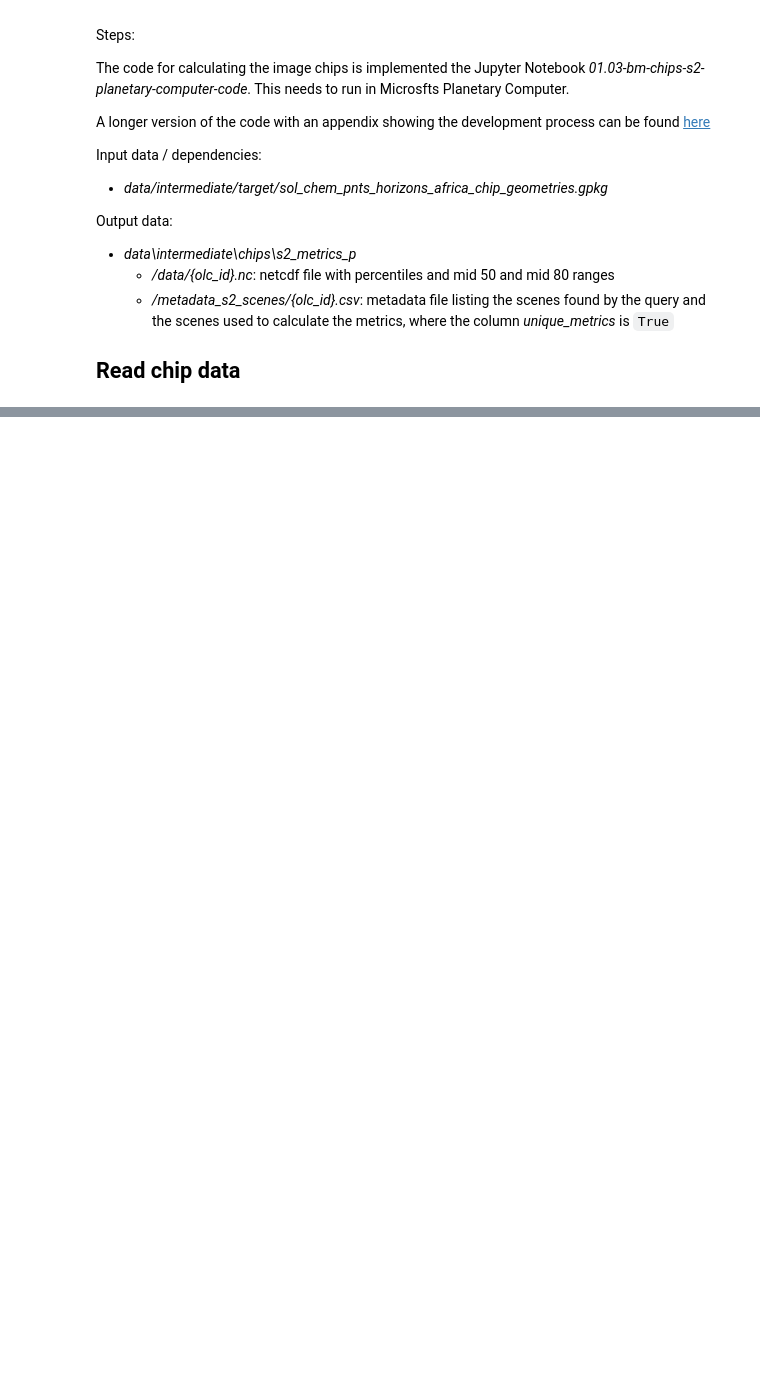
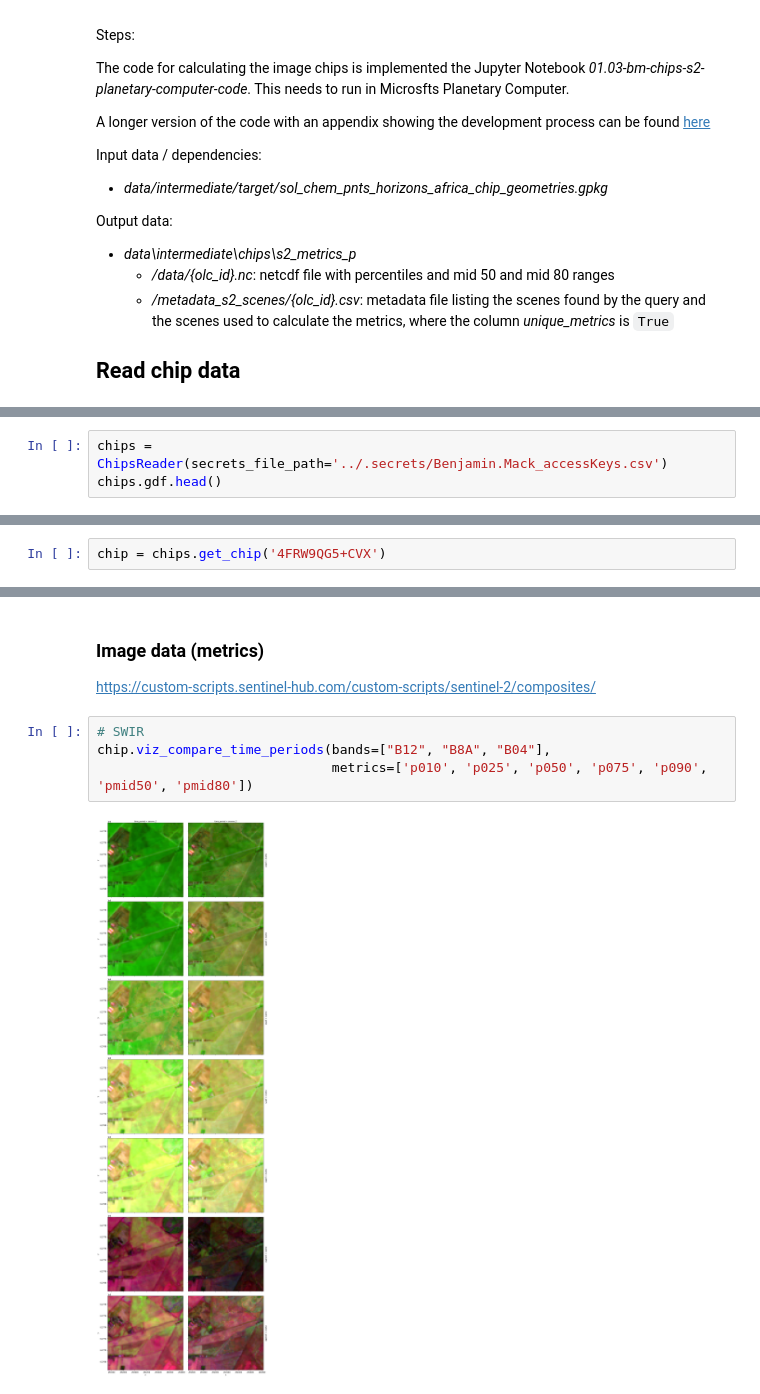
Before and after one commit to MI4People/MI4People_soil_quality, a Jupyter notebook: notebooks/01.03-bm-chips-s2-load-computed-data.ipynb, the cells around one changed output, grey strips where cells are left out. Drawn from its saved outputs; the diff is of its cells as text; blank space fills up the shorter version.

Commit message:
chips reader

```diff
--- a/notebooks/01.03-bm-chips-s2-load-computed-data.ipynb
+++ b/notebooks/01.03-bm-chips-s2-load-computed-data.ipynb
@@ -28,0 +172,3 @@ filename_s2_scenes = f"{basedir_chips}/metadata_s2_scenes/{olc_id}.csv"
+# %%
+chips = ChipsReader(secrets_file_path='../.secrets/Benjamin.Mack_accessKeys.csv')
+chips.gdf.head()
@@ -29,3 +186,5 @@ filename_s2_scenes = f"{basedir_chips}/metadata_s2_scenes/{olc_id}.csv"
+# %%
+chip = chips.get_chip('4FRW9QG5+CVX')
 # %% [markdown]
 ### Metadata - Sentinel 2 scenes
 
@@ -72,0 +201,10 @@ fcc.plot.imshow(row="time_period", col='metric', rgb="band", robust=True, size=6
+# %% [markdown]
+### Image data (metrics)
+
+https://custom-scripts.sentinel-hub.com/custom-scripts/sentinel-2/composites/
+# %%
+# SWIR
+chip.viz_compare_time_periods(bands=["B12", "B8A", "B04"],
+                              metrics=['p010', 'p025', 'p050', 'p075', 'p090', 'pmid50', 'pmid80'])
+# %% [output]
+[figure, added]
```
Also changed, not shown: parts of 16 cells of this notebook.
